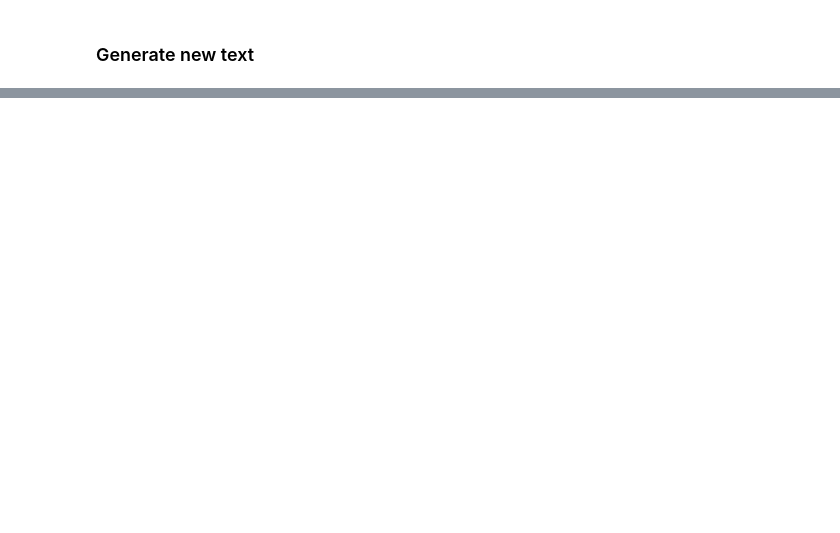
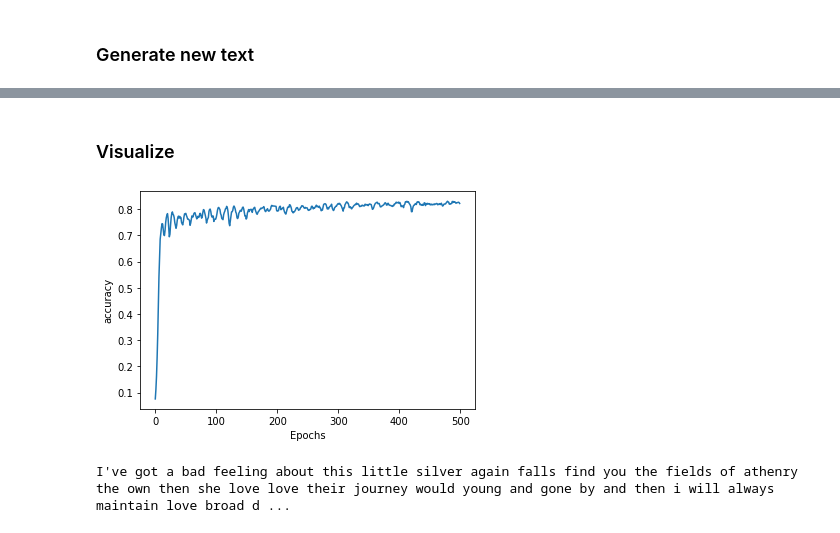
Before and after one commit to GDSC-GIST/AI-ML_Team_5, a Jupyter notebook: KangbeenKo/AI_ML_Team_5_Week4.ipynb, the cells around one changed output, grey strips where cells are left out. Cells and saved outputs as stored; diff of their text form; code cells hidden in the pictures; blank space fills up the shorter version.

```diff
--- a/KangbeenKo/AI_ML_Team_5_Week4.ipynb
+++ b/KangbeenKo/AI_ML_Team_5_Week4.ipynb
@@ -159,0 +170,7 @@ Laurence went to dublin that nice little milliner fall fair fair colleen colleen
+# %%
+model = Sequential()
+model.add(Embedding(total_words, 64, input_length=max_sequence_len-1))
+model.add(Bidirectional(LSTM(20)))
+model.add(Dense(total_words, activation='softmax'))
+model.compile(loss='categorical_crossentropy', optimizer='adam', metrics=['accuracy'])
+history = model.fit(xs, ys, epochs=500, verbose=1)
@@ -159,0 +244,25 @@ Laurence went to dublin that nice little milliner fall fair fair colleen colleen
+# %%
+input_sequences = []
+for line in corpus:
+	token_list = tokenizer.texts_to_sequences([line])[0]
+	for i in range(1, len(token_list)):
+		n_gram_sequence = token_list[:i+1]
+		input_sequences.append(n_gram_sequence)
+
+# pad sequences
+max_sequence_len = max([len(x) for x in input_sequences])
+input_sequences = np.array(pad_sequences(input_sequences, maxlen=max_sequence_len, padding='pre'))
+
+# create predictors and label
+xs, labels = input_sequences[:,:-1],input_sequences[:,-1]
+
+ys = tf.keras.utils.to_categorical(labels, num_classes=total_words)
+# %%
+# large corpus에 대해 더 잘 동작할 수 있도록 model 수정
+model = Sequential()
+model.add(Embedding(total_words, 100, input_length=max_sequence_len-1))
+model.add(Bidirectional(LSTM(150))) # increase units
+model.add(Dense(total_words, activation='softmax'))
+adam = Adam(learning_rate = 0.01) # use own optimizer
+model.compile(loss='categorical_crossentropy', optimizer=adam, metrics=['accuracy'])
+history = model.fit(xs, ys, epochs=500, verbose=1)
@@ -159,0 +287,34 @@ Laurence went to dublin that nice little milliner fall fair fair colleen colleen
+# %% [markdown]
+### Visualize
+# %%
+import matplotlib.pyplot as plt
+
+
+def plot_graphs(history, string):
+  plt.plot(history.history[string])
+  plt.xlabel("Epochs")
+  plt.ylabel(string)
+  plt.show()
+# %%
+plot_graphs(history, 'accuracy')
+# %% [output]
+[figure, added]
+# %%
+seed_text = "I've got a bad feeling about this"
+next_words = 100
+
+for _ in range(next_words):
+  token_list = tokenizer.texts_to_sequences([seed_text])[0]
+  token_list = pad_sequences([token_list], maxlen=max_sequence_len-1, padding='pre')
+  predict_x = model.predict(token_list, verbose=0)
+  predicted=np.argmax(predict_x,axis=1)
+
+  output_word = ""
+  for word, index in tokenizer.word_index.items():
+    if index == predicted:
+      output_word = word
+      break
+  seed_text += " " + output_word
+print(seed_text)
+# %% [output]
+I've got a bad feeling about this little silver again falls find you the fields of athenry the own then she love love their journey would young and gone by and then i will always maintain love broad d ...
```
Also changed, not shown: parts of 17 cells of this notebook.
